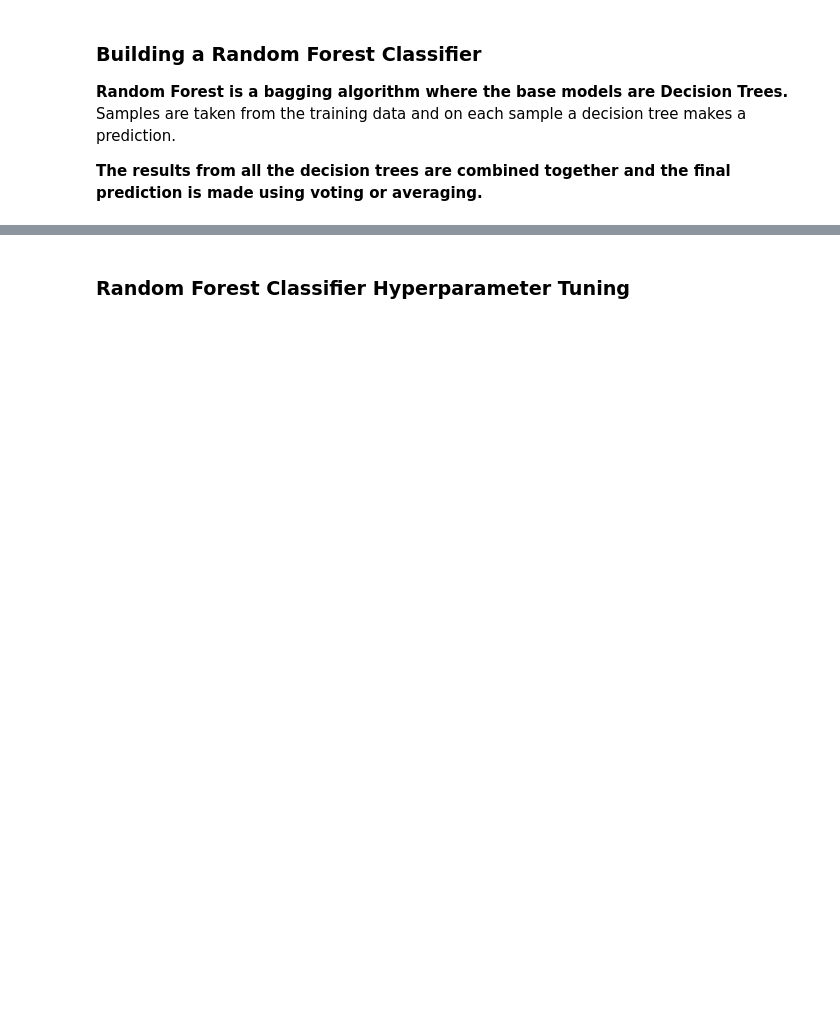
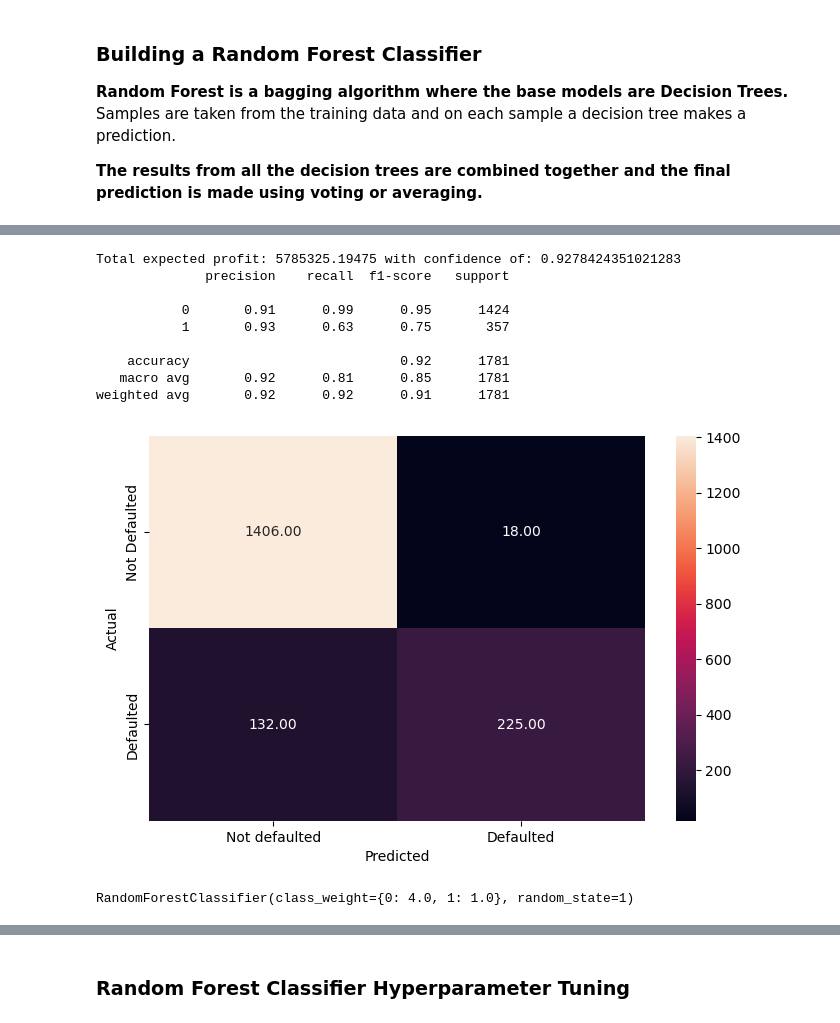
Before and after one commit to vmagar1729/analytiqbit, a Jupyter notebook: notebooks/Capstone_Project_Reference_Notebook_Loan_Default_Prediction_Full_Code.ipynb, the cells around one changed output, grey strips where cells are left out. Cells and saved outputs as stored; diff of their text form; code cells hidden in the pictures; blank space fills up the shorter version.

```diff
--- a/notebooks/Capstone_Project_Reference_Notebook_Loan_Default_Prediction_Full_Code.ipynb
+++ b/notebooks/Capstone_Project_Reference_Notebook_Loan_Default_Prediction_Full_Code.ipynb
@@ -1970,3 +1946,8 @@ weighted avg       0.86      0.87      0.86      1781
 **Random Forest is a bagging algorithm where the base models are Decision Trees.** Samples are taken from the training data and on each sample a decision tree makes a prediction.
 
 **The results from all the decision trees are combined together and the final prediction is made using voting or averaging.**
+# %%
+# Fitting the Random Forest classifier on the training data
+rf_estimator = RandomForestClassifier(criterion='entropy')
+
+rf_estimator.fit(x_train, y_train)
@@ -1972,0 +1971,29 @@ weighted avg       0.86      0.87      0.86      1781
+# %%
+# Checking performance on the testing data
+pred_prob_rf = rf_estimator.predict_proba(X_scaled)
+default_model['prob_default'] = pred_prob_rf[:, 1]  # Column for P(default)
+# Calculate profit and loss for the tailored dataset
+
+profit, confidence = calculate_expected_with_confidence(default_model, 'loan_amount_approved')
+print("Total expected profit:", profit, 'with confidence of:', confidence)
+y_pred_test_rf = rf_estimator.predict(x_test)
+
+metrics_score(y_test, y_pred_test_rf)
+# %% [output]
+Total expected profit: 5785325.19475 with confidence of: 0.9278424351021283
+              precision    recall  f1-score   support
+
+           0       0.91      0.99      0.95      1424
+           1       0.93      0.63      0.75       357
+
+    accuracy                           0.92      1781
+   macro avg       0.92      0.81      0.85      1781
+weighted avg       0.92      0.92      0.91      1781
+[figure, added]
+# %%
+# Fitting the Random Forest classifier on the training data
+rf_estimator_wt = RandomForestClassifier(class_weight = {0: 4.0, 1: 1.0}, random_state = 1)
+
+rf_estimator_wt.fit(x_train, y_train)
+# %% [output]
+RandomForestClassifier(class_weight={0: 4.0, 1: 1.0}, random_state=1)
```
Also changed, not shown: parts of 21 cells of this notebook.
